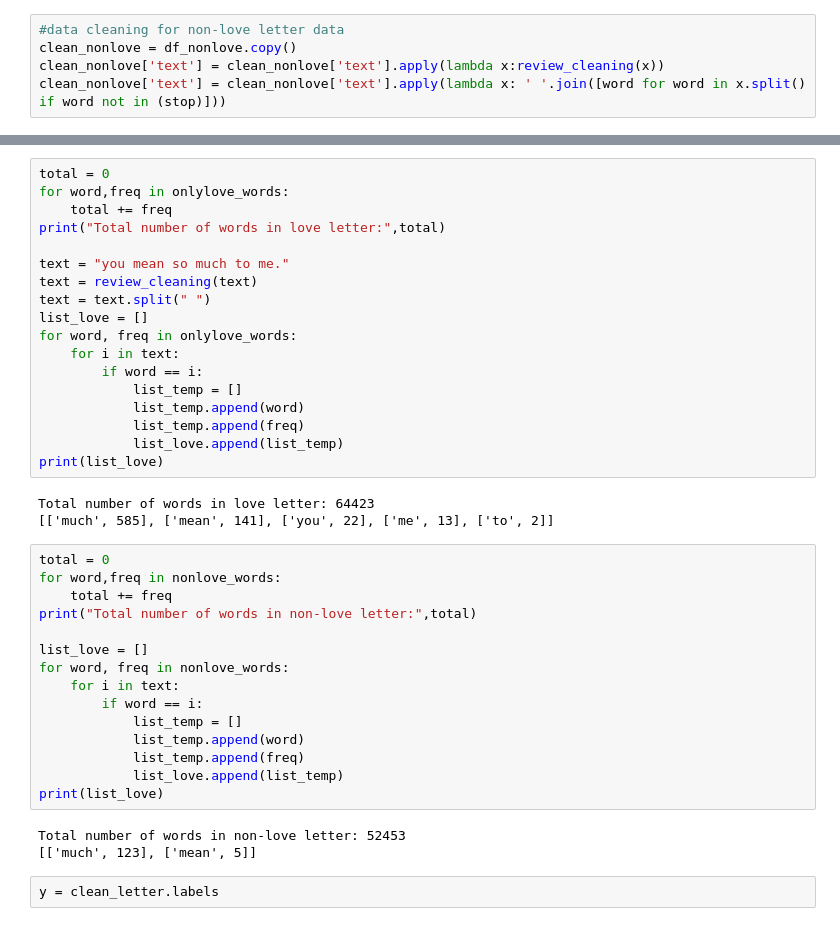
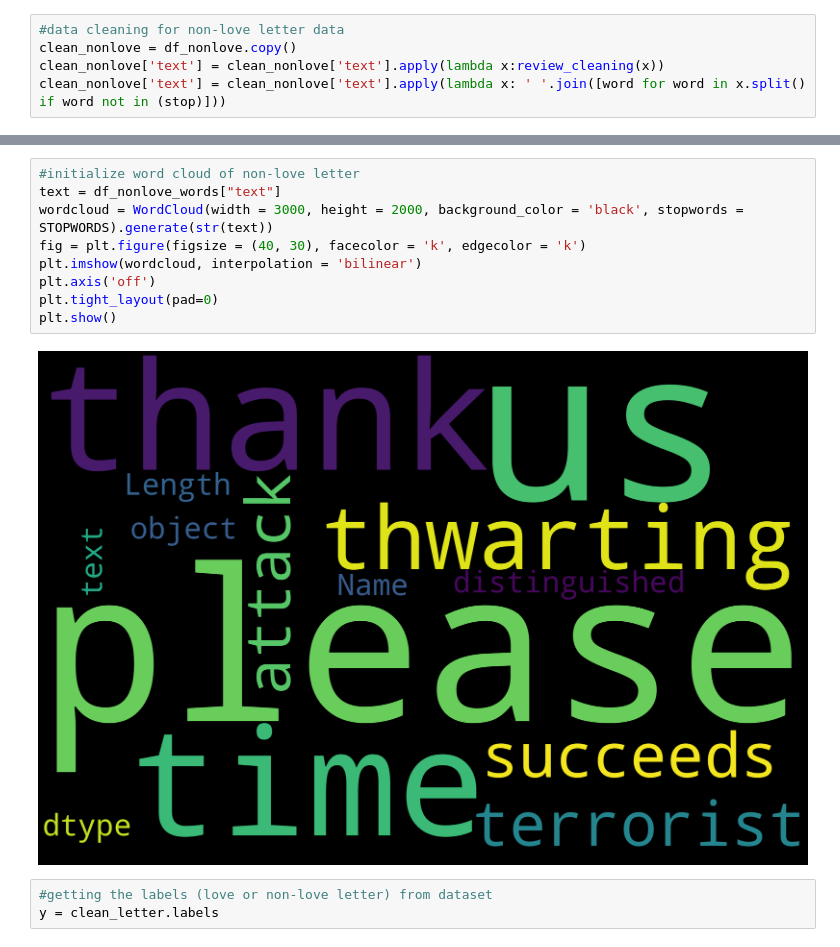
Before and after one commit to ImaPatrick/Machine-Learning-Assignment, a Jupyter notebook: love.ipynb, the cells around one changed output, grey strips where cells are left out. Drawn from its saved outputs; the diff is of its cells as text.

```diff
--- a/love.ipynb
+++ b/love.ipynb
@@ -234,44 +248,17 @@ print(list_nonlove)
-# %%
-total = 0
-for word,freq in onlylove_words:
-    total += freq
-print("Total number of words in love letter:",total)
-
-text = "you mean so much to me."
-text = review_cleaning(text)
-text = text.split(" ")
-list_love = []
-for word, freq in onlylove_words:
-    for i in text:
-        if word == i:
-            list_temp = []
-            list_temp.append(word)
-            list_temp.append(freq)
-            list_love.append(list_temp)
-print(list_love)
-# %% [output]
-Total number of words in love letter: 64423
-[['much', 585], ['mean', 141], ['you', 22], ['me', 13], ['to', 2]]
-# %%
-total = 0
-for word,freq in nonlove_words:
-    total += freq
-print("Total number of words in non-love letter:",total)
-
-list_love = []
-for word, freq in nonlove_words:
-    for i in text:
-        if word == i:
-            list_temp = []
-            list_temp.append(word)
-            list_temp.append(freq)
-            list_love.append(list_temp)
-print(list_love)
-# %% [output]
-Total number of words in non-love letter: 52453
-[['much', 123], ['mean', 5]]
-# %%
-y = clean_letter.labels
+# %%
+#initialize word cloud of non-love letter
+text = df_nonlove_words["text"]
+wordcloud = WordCloud(width = 3000, height = 2000, background_color = 'black', stopwords = STOPWORDS).generate(str(text))
+fig = plt.figure(figsize = (40, 30), facecolor = 'k', edgecolor = 'k')
+plt.imshow(wordcloud, interpolation = 'bilinear')
+plt.axis('off')
+plt.tight_layout(pad=0)
+plt.show()
+# %% [output]
+[figure, added]
+# %%
+#getting the labels (love or non-love letter) from dataset
+y = clean_letter.labels
 # %%
 #splitting data into training and testing data
 X_train, X_test, y_train, y_test = train_test_split(clean_letter['text'],y,test_size=0.33,random_state=53)
```
Also changed, not shown: parts of 28 cells of this notebook.
